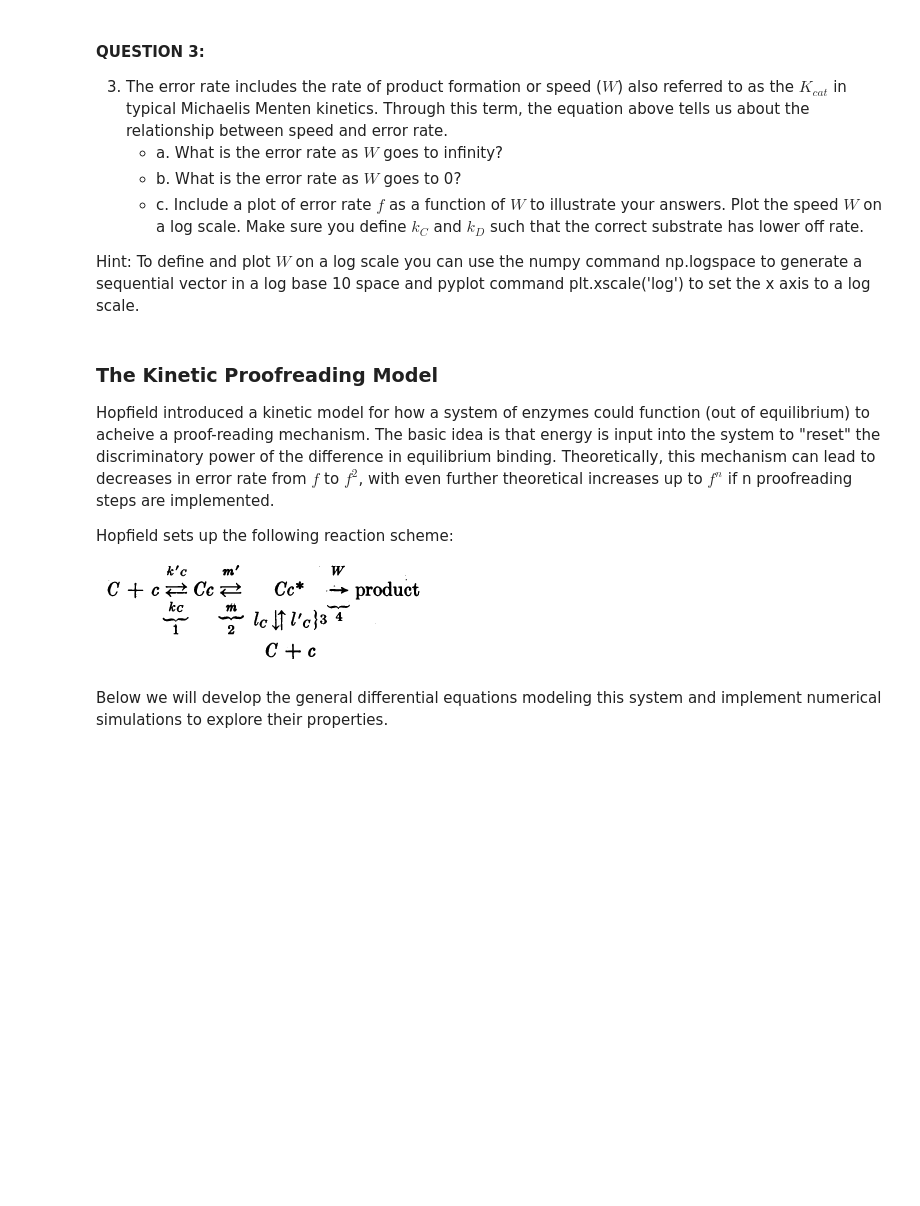
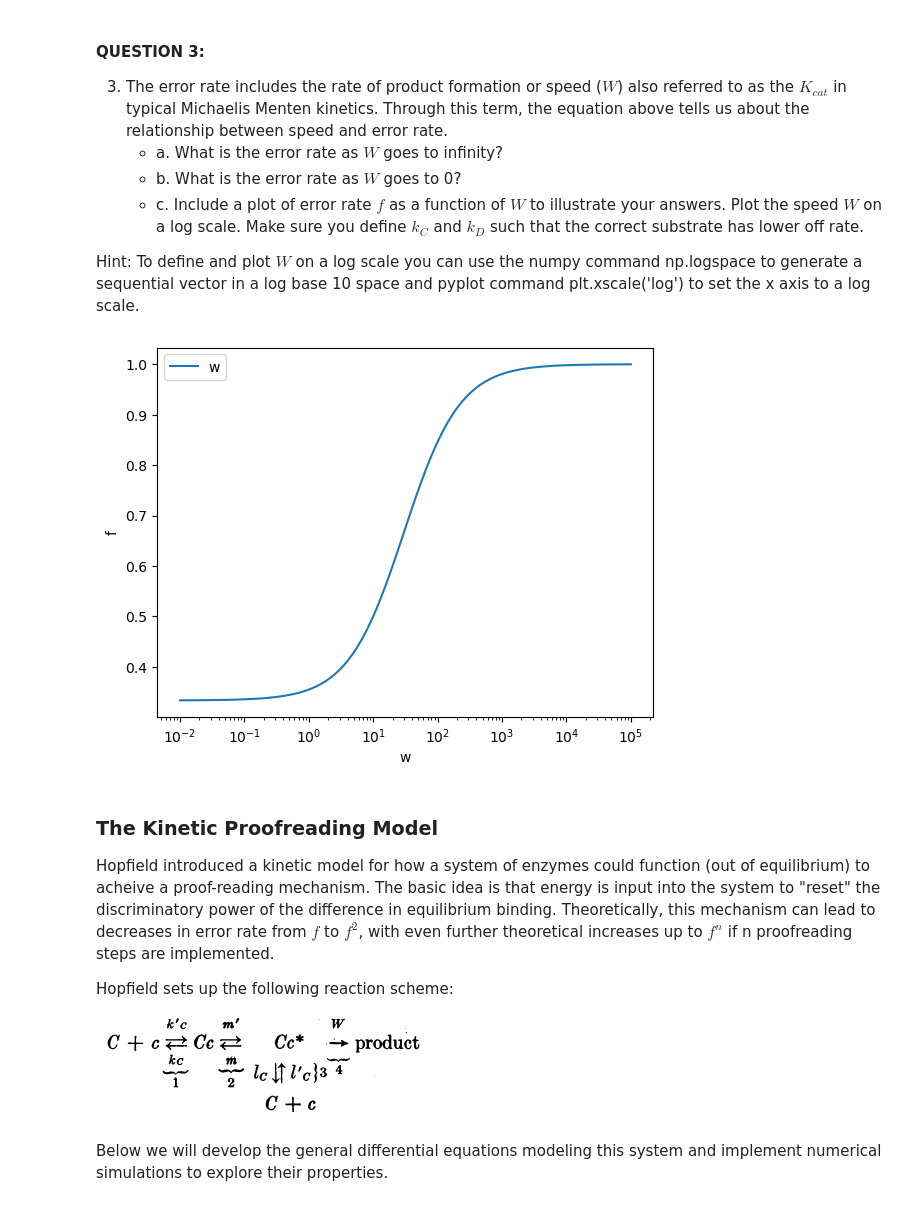
Before and after one commit to exu3/BME3340, a Jupyter notebook: L03/L03_Kinetic_Proofreading.ipynb, the cells around one changed output. Saved outputs shown, nothing was run; the diff lists cells and outputs as text; code cells hidden in the pictures; blank space fills up the shorter version.

```diff
--- a/L03/L03_Kinetic_Proofreading.ipynb
+++ b/L03/L03_Kinetic_Proofreading.ipynb
@@ -45,3 +49,15 @@ Let's implement this calculation for different error rates, to see what the nece
 
 1. Given a theoretical equilibrium error rate of 1/10, what is the corresponding $\Delta G_{CD}$ between the target and non-target substrates? This is the actual $\Delta G_{CD}$ of the system.
 2. If the system were to achieve an error rate of 10<sup>-6</sup> and recognition was based only on equilibrium dynamics (no kinetic proofreading) what would the required $\Delta G_{CD}$ be?
+# %%
+f = 1/10**6 # error rate
+R = 8.3145 # J/(mol*K) the ideal gas constant
+T = 298 # K room temperature in Kelvin
+
+Delta_G_CD = -1*np.log(f)*R*T/1000 #required free energy difference (kJ/mol)
+
+# convert to kcal
+Delta_G_CD_kcal = Delta_G_CD*0.239
+
+print('Error Rate:',f,'; Free Energy Difference:',np.round(Delta_G_CD,3),
+      'kJ per mol, ',np.round(Delta_G_CD_kcal,3),'kcal per mol')
@@ -86,6 +104,24 @@ $f = \frac{(k_{C}+W)}{(k_{D}+W)}$
     * c. Include a plot of error rate $f$ as a function of $W$ to illustrate your answers. Plot the speed $W$ on a log scale. Make sure you define $k_C$ and $k_D$ such that the correct substrate has lower off rate.
 
 Hint: To define and plot $W$ on a log scale you can use the numpy command np.logspace to generate a sequential vector in a log base 10 space and pyplot command plt.xscale('log') to set the x axis to a log scale.
+# %%
+plt.xscale('log')
+
+# kc and kd are off rates, kd > kc
+kc = 10
+kd = 30
+
+def f(w):
+    return (kc + w) / (kd + w)
+
+w = np.logspace(-2, 5, 100) # returns an array
+
+plt.plot(w, f(w))
+plt.xlabel('w')
+plt.ylabel('f')
+plt.legend(['w','f']);
+# %% [output]
+[figure, added]
 # %% [markdown]
 ### The Kinetic Proofreading Model
 
```
Also changed, not shown: parts of 6 cells of this notebook, 2 other files.
